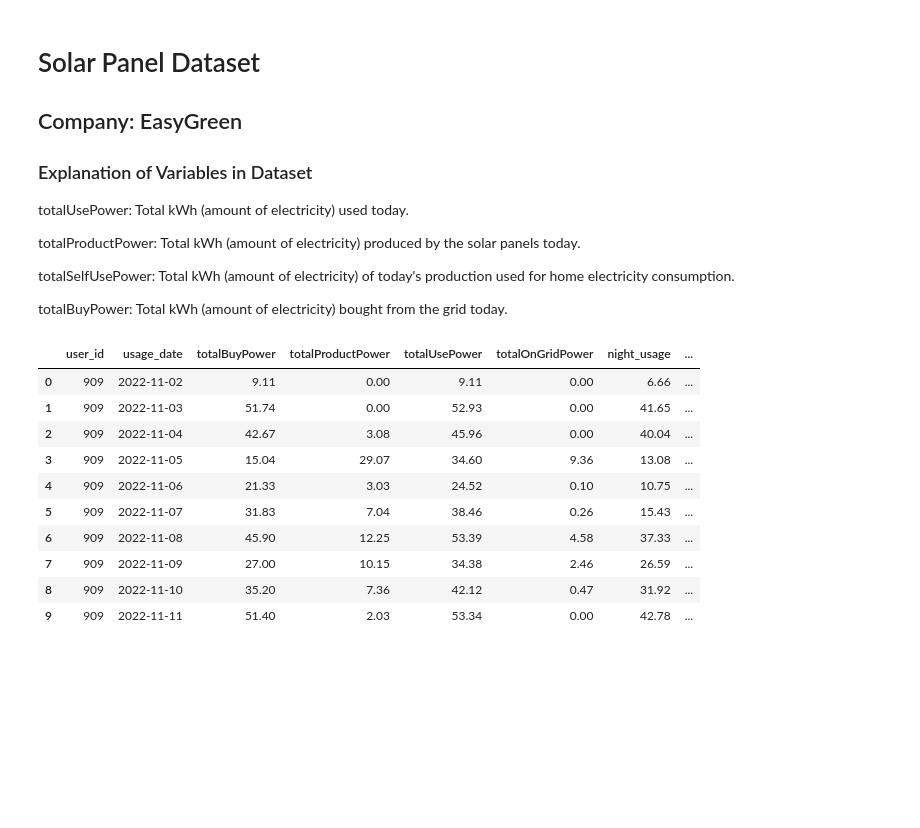
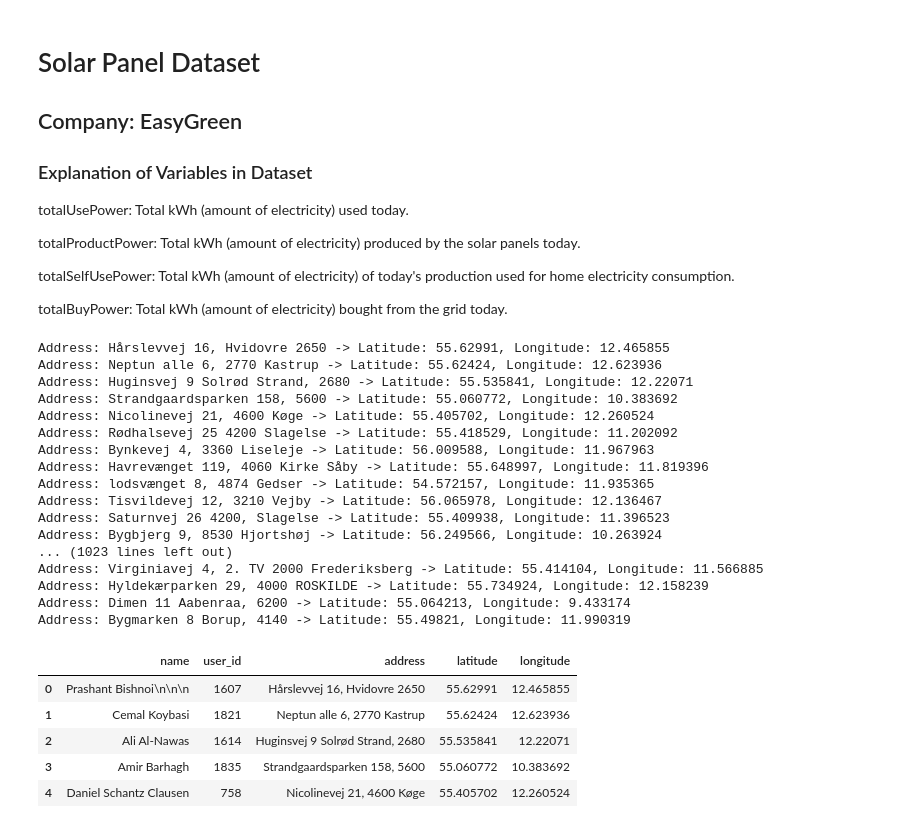
Before and after one commit to shakirmshaker/SocialDataGroup4, a Jupyter notebook: finalProjectDataset.ipynb, the cells around one changed output. Cells and saved outputs as stored; diff of their text form; code cells hidden in the pictures; blank space fills up the shorter version.

```diff
--- a/finalProjectDataset.ipynb
+++ b/finalProjectDataset.ipynb
@@ -41,17 +41,8 @@ table_name = 'power_usage'
 
 # Read the table into a DataFrame
 df = pd.read_sql_table(table_name, engine, schema='public')
-# %%
-df.head(10)
-# %% [output]
-|  | user_id | usage_date | totalBuyPower | totalProductPower | totalUsePower | totalOnGridPower | night_usage | ... |
-| 0 | 909 | 2022-11-02 | 9.11 | 0.00 | 9.11 | 0.00 | 6.66 | ... |
-| 1 | 909 | 2022-11-03 | 51.74 | 0.00 | 52.93 | 0.00 | 41.65 | ... |
-| 2 | 909 | 2022-11-04 | 42.67 | 3.08 | 45.96 | 0.00 | 40.04 | ... |
-| 3 | 909 | 2022-11-05 | 15.04 | 29.07 | 34.60 | 9.36 | 13.08 | ... |
-| 4 | 909 | 2022-11-06 | 21.33 | 3.03 | 24.52 | 0.10 | 10.75 | ... |
-| 5 | 909 | 2022-11-07 | 31.83 | 7.04 | 38.46 | 0.26 | 15.43 | ... |
-| 6 | 909 | 2022-11-08 | 45.90 | 12.25 | 53.39 | 4.58 | 37.33 | ... |
-| 7 | 909 | 2022-11-09 | 27.00 | 10.15 | 34.38 | 2.46 | 26.59 | ... |
-| 8 | 909 | 2022-11-10 | 35.20 | 7.36 | 42.12 | 0.47 | 31.92 | ... |
-| 9 | 909 | 2022-11-11 | 51.40 | 2.03 | 53.34 | 0.00 | 42.78 | ... |
+# %%
+addressData = pd.read_csv('addressData.csv')
+# rename Kunde ID to user_id, Kundens navn to name, CPR adresse to address
+addressData.rename(columns={'Kunde ID':'user_id', 'Kundens navn':'name', 'CPR adresse':'address'}, inplace=True)
+addressData['user_id'] = addressData['user_id'].fillna(0).astype(int)
@@ -57,0 +91,29 @@ df.head(10)
+# %%
+# Applying geocoding
+addressData[['latitude', 'longitude']] = addressData.apply(apply_geocoding, axis=1)
+
+addressData.head()
+# %% [output]
+Address: Hårslevvej 16, Hvidovre 2650 -> Latitude: 55.62991, Longitude: 12.465855
+Address: Neptun alle 6, 2770 Kastrup -> Latitude: 55.62424, Longitude: 12.623936
+Address: Huginsvej 9 Solrød Strand, 2680 -> Latitude: 55.535841, Longitude: 12.22071
+Address: Strandgaardsparken 158, 5600 -> Latitude: 55.060772, Longitude: 10.383692
+Address: Nicolinevej 21, 4600 Køge -> Latitude: 55.405702, Longitude: 12.260524
+Address: Rødhalsevej 25 4200 Slagelse -> Latitude: 55.418529, Longitude: 11.202092
+Address: Bynkevej 4, 3360 Liseleje -> Latitude: 56.009588, Longitude: 11.967963
+Address: Havrevænget 119, 4060 Kirke Såby -> Latitude: 55.648997, Longitude: 11.819396
+Address: lodsvænget 8, 4874 Gedser -> Latitude: 54.572157, Longitude: 11.935365
+Address: Tisvildevej 12, 3210 Vejby -> Latitude: 56.065978, Longitude: 12.136467
+Address: Saturnvej 26 4200, Slagelse -> Latitude: 55.409938, Longitude: 11.396523
+Address: Bygbjerg 9, 8530 Hjortshøj -> Latitude: 56.249566, Longitude: 10.263924
+... (1023 lines left out)
+Address: Virginiavej 4, 2. TV 2000 Frederiksberg -> Latitude: 55.414104, Longitude: 11.566885
+Address: Hyldekærparken 29, 4000 ROSKILDE -> Latitude: 55.734924, Longitude: 12.158239
+Address: Dimen 11 Aabenraa, 6200 -> Latitude: 55.064213, Longitude: 9.433174
+Address: Bygmarken 8 Borup, 4140 -> Latitude: 55.49821, Longitude: 11.990319
+|  | name | user_id | address | latitude | longitude |
+| 0 | Prashant Bishnoi\n\n\n | 1607 | Hårslevvej 16, Hvidovre 2650 | 55.62991 | 12.465855 |
+| 1 | Cemal Koybasi | 1821 | Neptun alle 6, 2770 Kastrup | 55.62424 | 12.623936 |
+| 2 | Ali Al-Nawas | 1614 | Huginsvej 9 Solrød Strand, 2680 | 55.535841 | 12.22071 |
+| 3 | Amir Barhagh | 1835 | Strandgaardsparken 158, 5600 | 55.060772 | 10.383692 |
+| 4 | Daniel Schantz Clausen | 758 | Nicolinevej 21, 4600 Køge | 55.405702 | 12.260524 |
```
Also changed, not shown: parts of 6 cells of this notebook.
